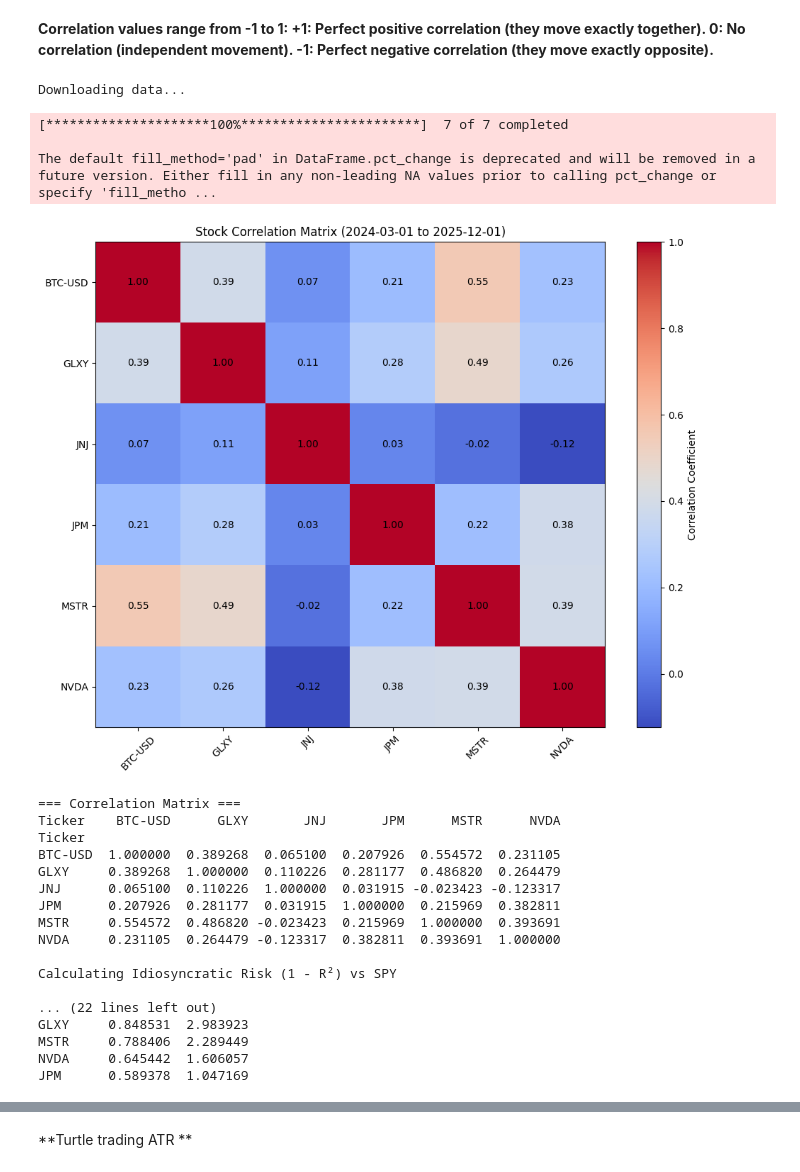
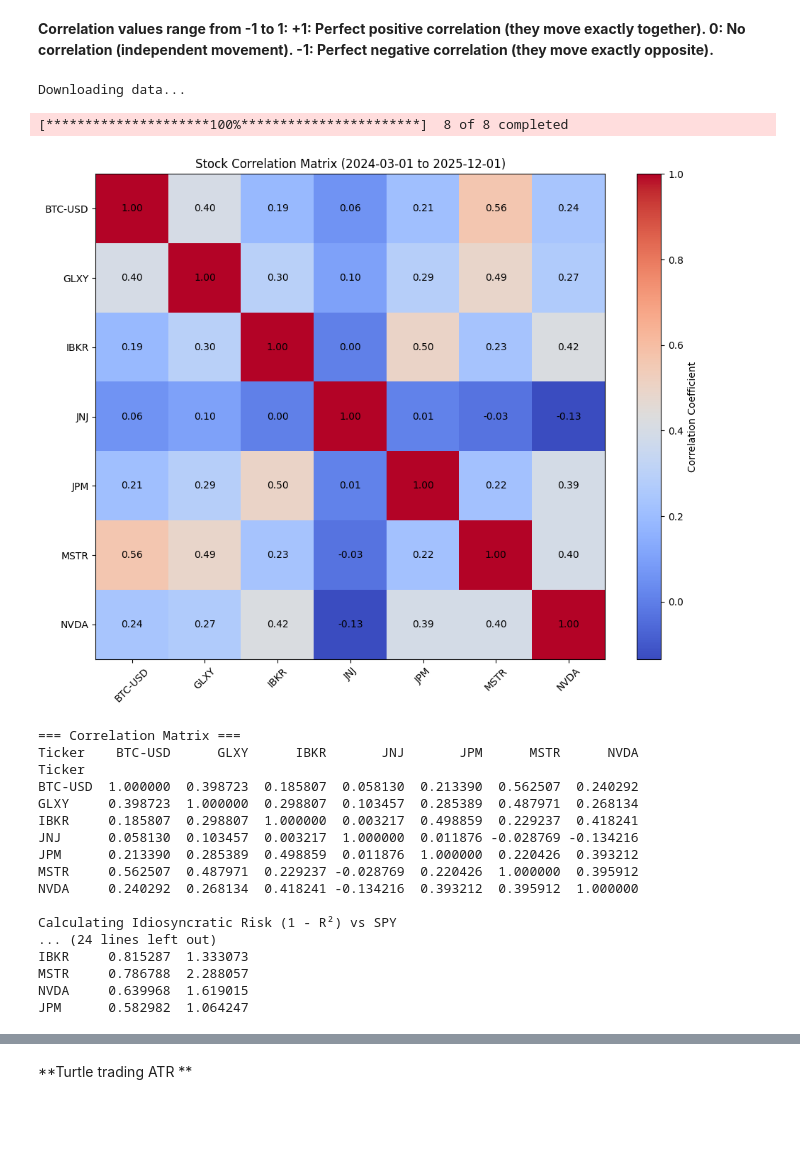
Before and after one commit to baijuthomas528/gs-quant, a Jupyter notebook: Trading_Futures_Options.ipynb, the cells around one changed output, grey strips where cells are left out. Drawn from its saved outputs; the diff is of its cells as text; code cells hidden in the pictures; blank space fills up the shorter version.

```diff
--- a/Trading_Futures_Options.ipynb
+++ b/Trading_Futures_Options.ipynb
@@ -912,7 +932,7 @@ import matplotlib.pyplot as plt
 import statsmodels.api as sm
 
 # === USER INPUTS ===
-tickers = ['JPM', 'NVDA', 'JNJ', 'MSTR', 'GLXY', 'BTC-USD']  # Your tickers
+tickers = ['JPM', 'NVDA', 'JNJ', 'MSTR', 'GLXY', 'BTC-USD','IBKR']  # Your tickers
 ##tickers = ['XLK', 'XLF', 'XLU', 'XLI', 'XLV', 'XLE', 'XLB', 'XLC', 'XLRE', 'BTC-USD']  # Your tickers
 benchmark_ticker = 'SPY'   # Choose any benchmark here (e.g. SPY, QQQ, BTC-USD)
 start_date = "2024-03-01"
@@ -984,51 +1004,49 @@ is *not explained* by SPY (i.e., stock- or asset-specific volatility):
 High Idio_%  → you’re adding diversifying alpha ✅
 Low Beta     → you’re hedged and uncorrelated ✅
 High Beta + Low Idio_% → you’re basically an index tracker ❌
 Low Idio_% + High R²   → your returns are market-driven, not unique ❌
 """)
 
 print(idio_df)
 
 
 # === PLOT IDIO RISK ===
 plt.figure(figsize=(10, 6))
 plt.bar(idio_df.index, idio_df['Idio_%'], color='skyblue')
 plt.title(f"Idiosyncratic Risk (1 - R²) vs {benchmark_ticker}")
 plt.ylabel("Idio % of Variance")
 plt.xticks(rotation=45)
 plt.grid(axis='y', linestyle='--', alpha=0.7)
 plt.tight_layout()
 plt.show()
 
 # === OPTIONAL: PLOT BETA ===
 plt.figure(figsize=(10, 6))
 plt.bar(idio_df.index, idio_df['Beta'], color='orange')
 plt.title(f"Beta to {benchmark_ticker}")
 plt.ylabel("Beta Coefficient")
 plt.xticks(rotation=45)
 plt.grid(axis='y', linestyle='--', alpha=0.7)
 plt.tight_layout()
 plt.show()
 # %% [output]
 Downloading data...
-[*********************100%***********************]  7 of 7 completed
-
-The default fill_method='pad' in DataFrame.pct_change is deprecated and will be removed in a future version. Either fill in any non-leading NA values prior to calling pct_change or specify 'fill_metho ...
+[*********************100%***********************]  8 of 8 completed
-[figure, old version]
+[figure, new version]
 === Correlation Matrix ===
-Ticker    BTC-USD      GLXY       JNJ       JPM      MSTR      NVDA
+Ticker    BTC-USD      GLXY      IBKR       JNJ       JPM      MSTR      NVDA
 Ticker
-BTC-USD  1.000000  0.389268  0.065100  0.207926  0.554572  0.231105
-GLXY     0.389268  1.000000  0.110226  0.281177  0.486820  0.264479
-JNJ      0.065100  0.110226  1.000000  0.031915 -0.023423 -0.123317
-JPM      0.207926  0.281177  0.031915  1.000000  0.215969  0.382811
-MSTR     0.554572  0.486820 -0.023423  0.215969  1.000000  0.393691
-NVDA     0.231105  0.264479 -0.123317  0.382811  0.393691  1.000000
+BTC-USD  1.000000  0.398723  0.185807  0.058130  0.213390  0.562507  0.240292
+GLXY     0.398723  1.000000  0.298807  0.103457  0.285389  0.487971  0.268134
+IBKR     0.185807  0.298807  1.000000  0.003217  0.498859  0.229237  0.418241
+JNJ      0.058130  0.103457  0.003217  1.000000  0.011876 -0.028769 -0.134216
+JPM      0.213390  0.285389  0.498859  0.011876  1.000000  0.220426  0.393212
+MSTR     0.562507  0.487971  0.229237 -0.028769  0.220426  1.000000  0.395912
+NVDA     0.240292  0.268134  0.418241 -0.134216  0.393212  0.395912  1.000000
 
 Calculating Idiosyncratic Risk (1 - R²) vs SPY
-
-... (22 lines left out)
-GLXY     0.848531  2.983923
-MSTR     0.788406  2.289449
-NVDA     0.645442  1.606057
-JPM      0.589378  1.047169
+... (24 lines left out)
+IBKR     0.815287  1.333073
+MSTR     0.786788  2.288057
+NVDA     0.639968  1.619015
+JPM      0.582982  1.064247
```
Also changed, not shown: parts of 5 cells of this notebook.
